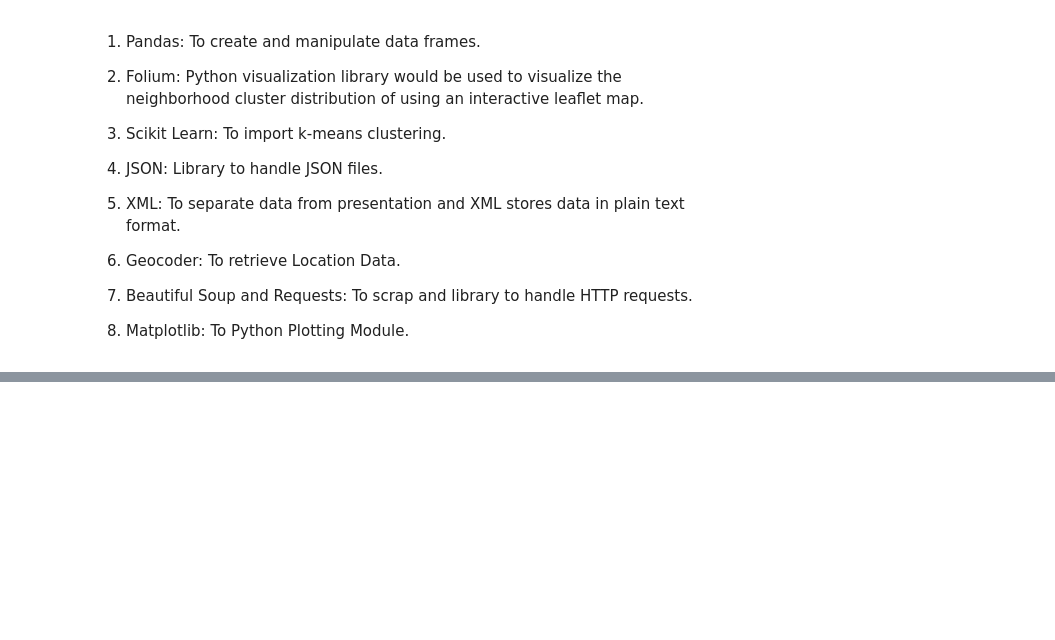
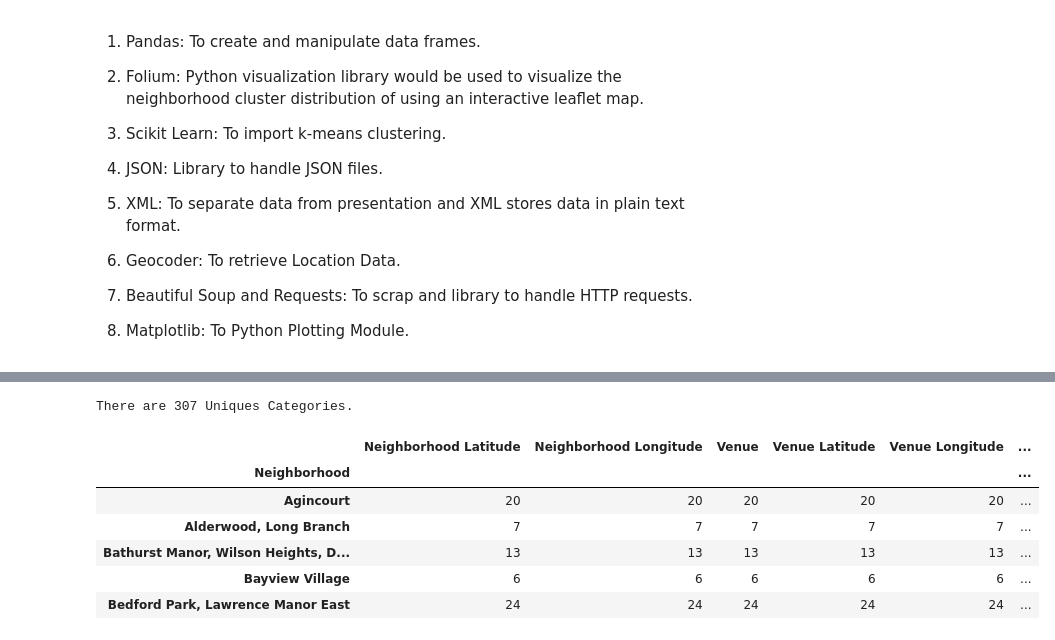
Before and after one commit to uditmanav17/Coursera_Capstone, a Jupyter notebook: week4 problem statement.ipynb, the cells around one changed output, grey strips where cells are left out. Saved outputs shown, nothing was run; the diff lists cells and outputs as text; code cells hidden in the pictures; blank space fills up the shorter version.

```diff
--- a/week4 problem statement.ipynb
+++ b/week4 problem statement.ipynb
@@ -48,0 +336,12 @@ To compare the similarities of two cities, we decided to examine neighborhoods,
+# %%
+print('There are {} Uniques Categories.'.format(len(Scarborough_venues['Venue Category'].unique())))
+Scarborough_venues.groupby('Neighborhood').count().head()
+# %% [output]
+There are 307 Uniques Categories.
+|  | Neighborhood Latitude | Neighborhood Longitude | Venue | Venue Latitude | Venue Longitude | ... |
+| Neighborhood |  |  |  |  |  | ... |
+| Agincourt | 20 | 20 | 20 | 20 | 20 | ... |
+| Alderwood, Long Branch | 7 | 7 | 7 | 7 | 7 | ... |
+| Bathurst Manor, Wilson Heights, D... | 13 | 13 | 13 | 13 | 13 | ... |
+| Bayview Village | 6 | 6 | 6 | 6 | 6 | ... |
+| Bedford Park, Lawrence Manor East | 24 | 24 | 24 | 24 | 24 | ... |
```
Also changed, not shown: parts of 45 cells of this notebook.
